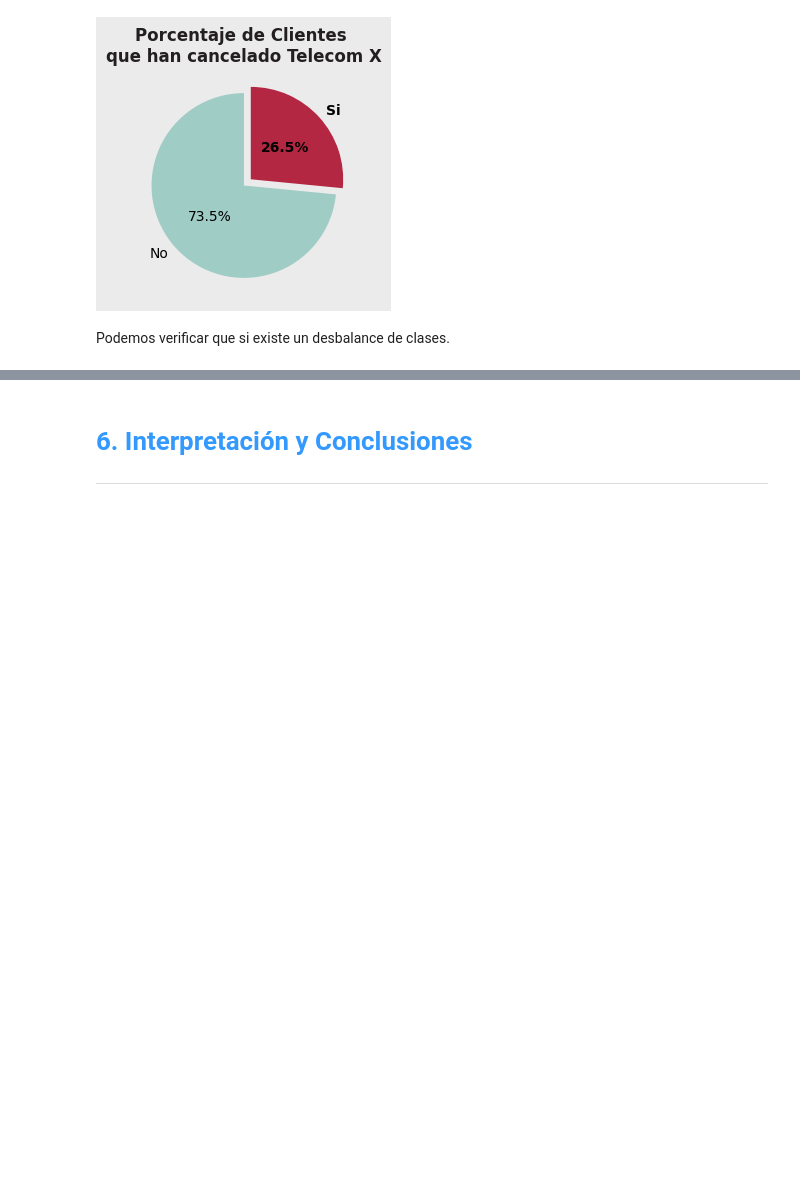
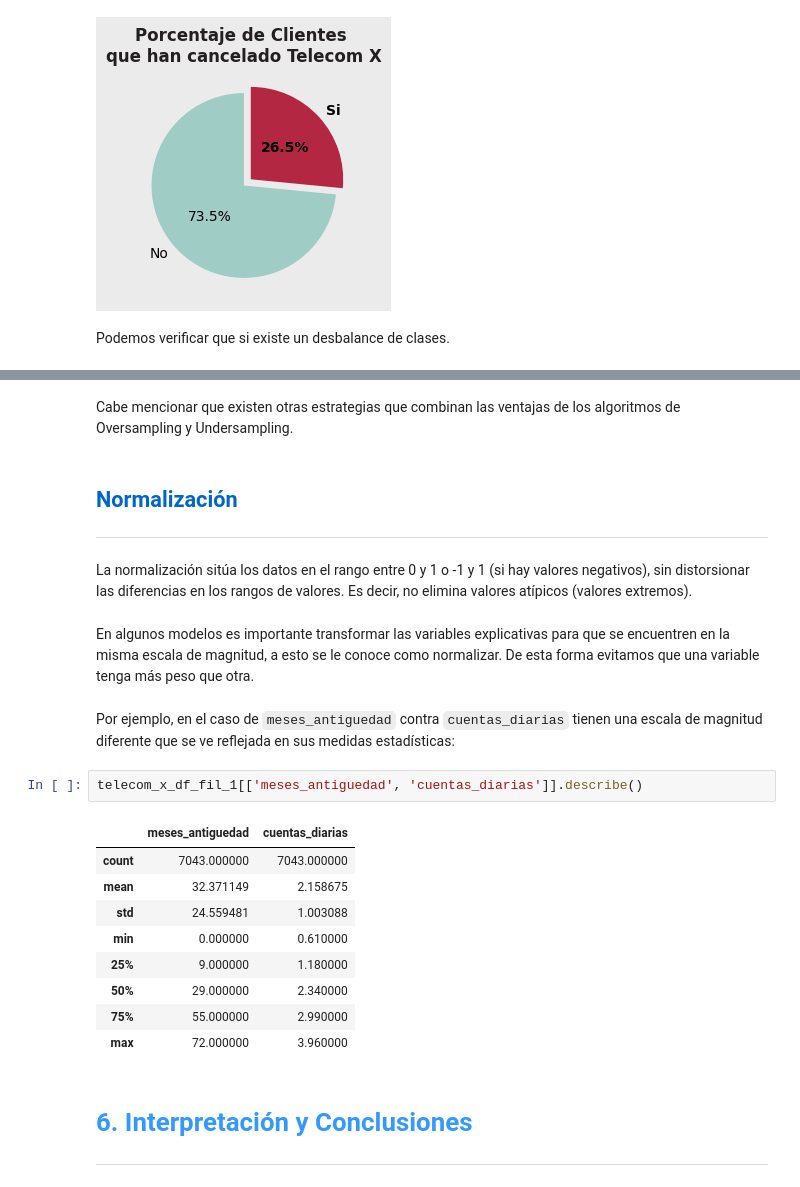
Before and after one commit to carloslozano-rg/challenge-telecom-x-parte-2-modelo-predictivo, a Jupyter notebook: Telecom_X_Modelo_Predictivo.ipynb, the cells around one changed output, grey strips where cells are left out. Cells and saved outputs as stored; diff of their text form; blank space fills up the shorter version.

Commit message:
feat: agregar sección teórica de balanceo de clases. feat: agregar sección teórica de normalización de datos.

```diff
--- a/Telecom_X_Modelo_Predictivo.ipynb
+++ b/Telecom_X_Modelo_Predictivo.ipynb
@@ -513,3 +541,27 @@ Podemos verificar que si existe un desbalance de clases.
+# %% [markdown]
+Cabe mencionar que existen otras estrategias que combinan las ventajas de los algoritmos de Oversampling y Undersampling.
+# %% [markdown]
+## <font color='#0066CC'>Normalización</font>
+---
+# %% [markdown]
+La normalización sitúa los datos en el rango entre 0 y 1 o -1 y 1 (si hay valores negativos), sin distorsionar las diferencias en los rangos de valores. Es decir, no elimina valores atípicos (valores extremos).
+# %% [markdown]
+En algunos modelos es importante transformar las variables explicativas para que se encuentren en la misma escala de magnitud, a esto se le conoce como normalizar.
+De esta forma evitamos que una variable tenga más peso que otra.
+# %% [markdown]
+Por ejemplo, en el caso de `meses_antiguedad` contra `cuentas_diarias` tienen una escala de magnitud diferente que se ve reflejada en sus medidas estadísticas:
+# %%
+telecom_x_df_fil_1[['meses_antiguedad', 'cuentas_diarias']].describe()
+# %% [output]
+|  | meses_antiguedad | cuentas_diarias |
+| count | 7043.000000 | 7043.000000 |
+| mean | 32.371149 | 2.158675 |
+| std | 24.559481 | 1.003088 |
+| min | 0.000000 | 0.610000 |
+| 25% | 9.000000 | 1.180000 |
+| 50% | 29.000000 | 2.340000 |
+| 75% | 55.000000 | 2.990000 |
+| max | 72.000000 | 3.960000 |
 # %% [markdown]
 # <strong><font color='#3399FF'>6. Interpretación y Conclusiones</font></strong>
 ---
```
Also changed, not shown: parts of 11 cells of this notebook.
